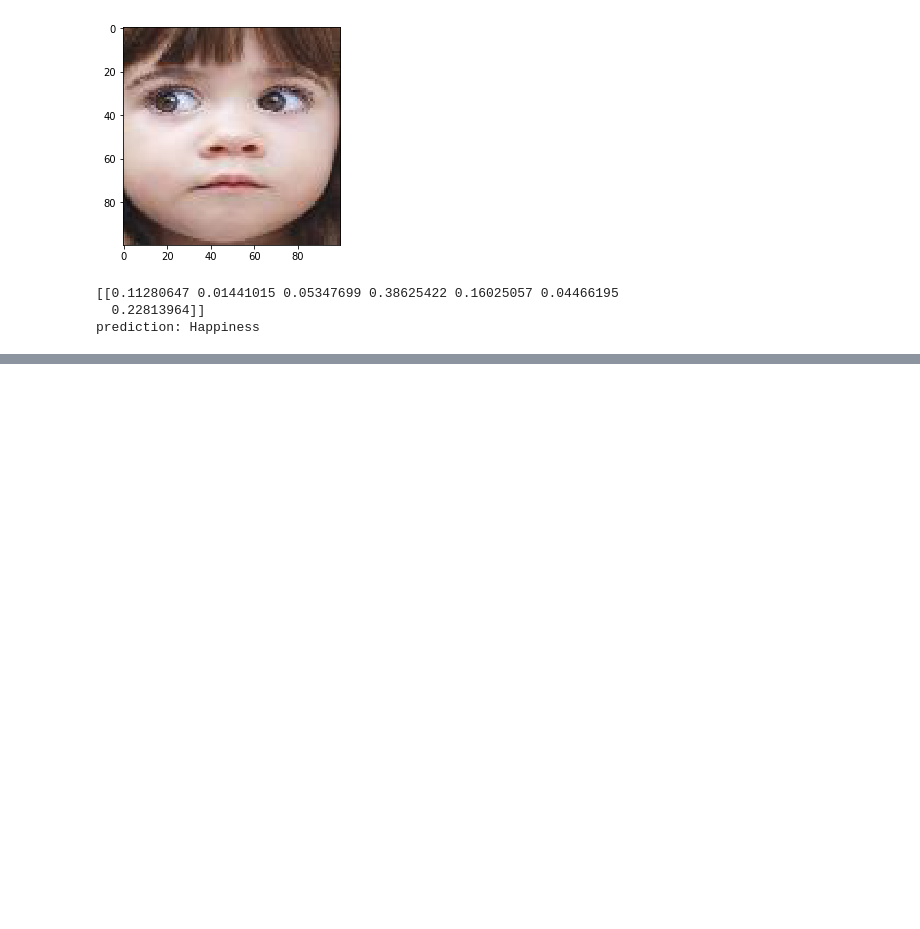
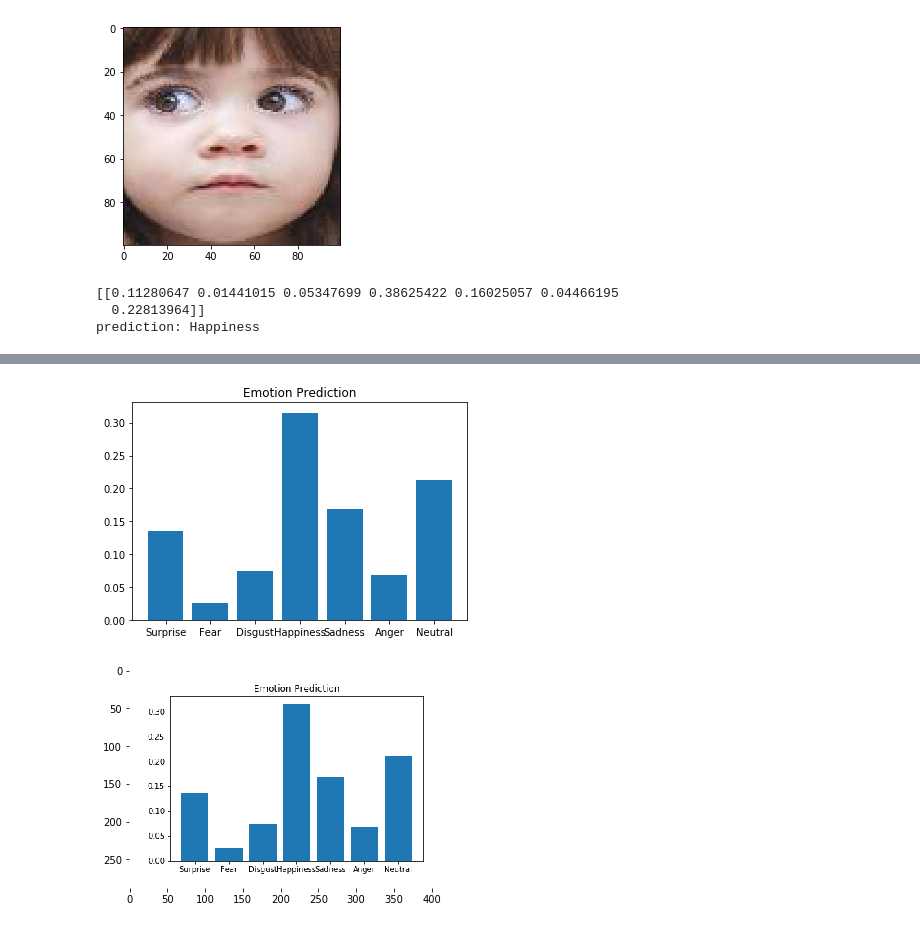
Before and after one commit to XC-Li/Facial_Expression_Recognition, a Jupyter notebook: real_time_detection/RTD-V1.ipynb, the cells around one changed output, grey strips where cells are left out. Saved outputs shown, nothing was run; the diff lists cells and outputs as text; code cells hidden in the pictures; blank space fills up the shorter version.

```diff
--- a/real_time_detection/RTD-V1.ipynb
+++ b/real_time_detection/RTD-V1.ipynb
@@ -43,0 +115,20 @@ prediction: Happiness
+# %%
+import numpy as np
+import matplotlib.pyplot as plt
+result = prediction(resized)
+value = np.array([result[1][i] for i in result[1]])
+label = ["Surprise", "Fear", "Disgust","Happiness","Sadness","Anger","Neutral"]
+fig, ax = plt.subplots()
+ax.bar(range(len(value)),value, tick_label=label)
+ax.set_title('Emotion Prediction')
+fig.canvas.draw()
+
+# grab the pixel buffer and dump it into a numpy array
+X = np.array(fig.canvas.renderer._renderer)
+
+# now display the array X as an Axes in a new figure
+fig2 = plt.figure()
+ax2 = fig2.add_subplot(111, frameon=False)
+ax2.imshow(X)
+plt.show()
+# %% [output]
@@ -43,0 +136,2 @@ prediction: Happiness
+[figure, added]
+[figure, added]
```
Also changed, not shown: parts of 9 cells of this notebook, 2 other files.
